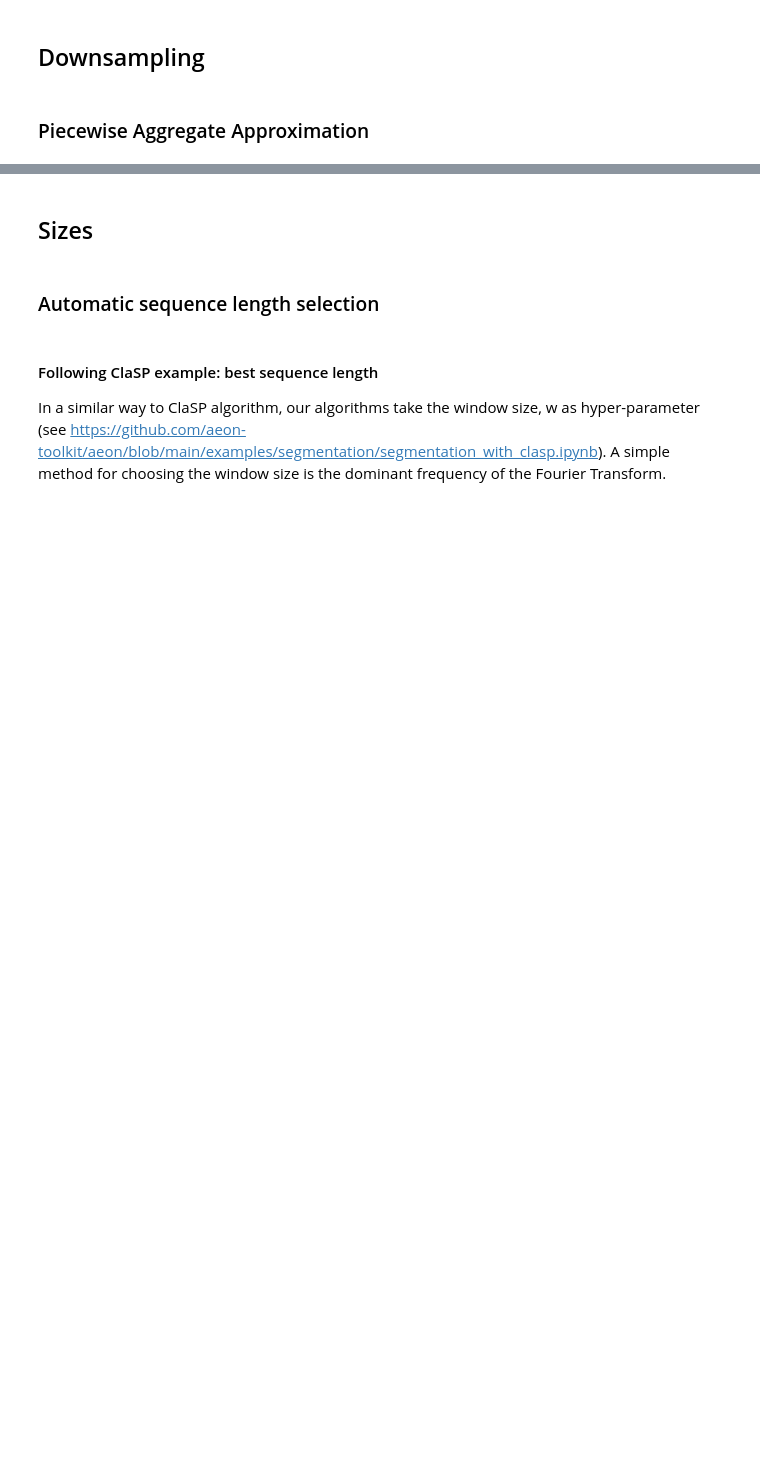
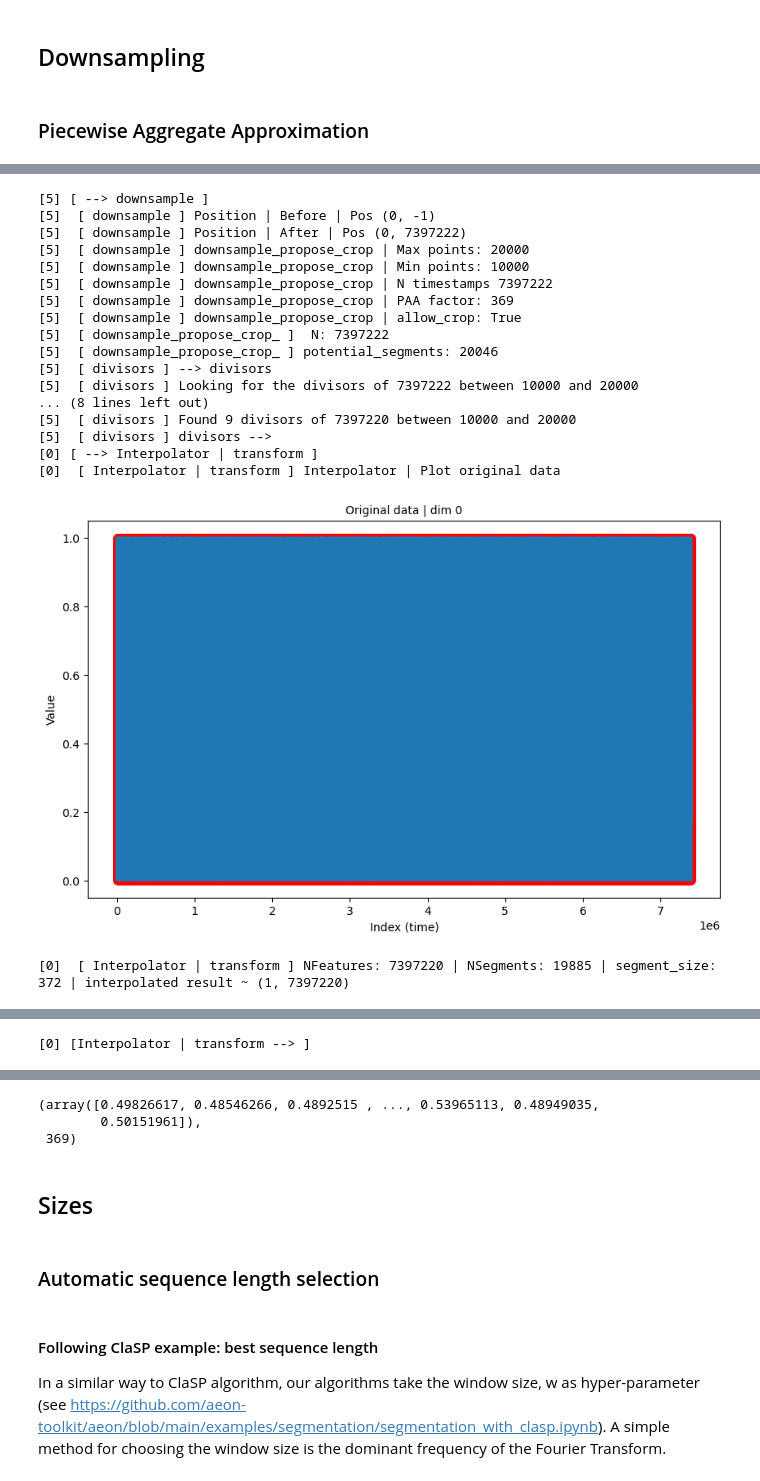
Before and after one commit to vrodriguezf/deepvats, a Jupyter notebook: nbs/utils.ipynb, the cells around one changed output, grey strips where cells are left out. Saved outputs shown, nothing was run; the diff lists cells and outputs as text; code cells hidden in the pictures; blank space fills up the shorter version.

```diff
--- a/nbs/utils.ipynb
+++ b/nbs/utils.ipynb
@@ -1046,5 +1143,25 @@ print_flush(foo_data_2)
 # %%
 #| hide
 # Testing failed case
 foo = np.random.rand(7397222)
-downsample(foo, min_points = 10000, max_points = 20000, verbose = 5, show_plots = True)
+downsample(foo, min_points = 10000, max_points = 20000, mssg = Mssg(verbose = 5), show_plots = True)
+# %% [output]
+[5] [ --> downsample ]
+[5]  [ downsample ] Position | Before | Pos (0, -1)
+[5]  [ downsample ] Position | After | Pos (0, 7397222)
+[5]  [ downsample ] downsample_propose_crop | Max points: 20000
+[5]  [ downsample ] downsample_propose_crop | Min points: 10000
+[5]  [ downsample ] downsample_propose_crop | N timestamps 7397222
+[5]  [ downsample ] downsample_propose_crop | PAA factor: 369
+[5]  [ downsample ] downsample_propose_crop | allow_crop: True
+[5]  [ downsample_propose_crop_ ]  N: 7397222
+[5]  [ downsample_propose_crop_ ] potential_segments: 20046
+[5]  [ divisors ] --> divisors
+[5]  [ divisors ] Looking for the divisors of 7397222 between 10000 and 20000
+... (8 lines left out)
+[5]  [ divisors ] Found 9 divisors of 7397220 between 10000 and 20000
+[5]  [ divisors ] divisors -->
+[0] [ --> Interpolator | transform ]
+[0]  [ Interpolator | transform ] Interpolator | Plot original data
+[figure, added]
+[0]  [ Interpolator | transform ] NFeatures: 7397220 | NSegments: 19885 | segment_size: 372 | interpolated result ~ (1, 7397220)
@@ -1050,0 +1169 @@ downsample(foo, min_points = 10000, max_points = 20000, verbose = 5, show_plots
+[0] [Interpolator | transform --> ]
@@ -1051,3 +1171,6 @@ downsample(foo, min_points = 10000, max_points = 20000, verbose = 5, show_plots
+(array([0.49826617, 0.48546266, 0.4892515 , ..., 0.53965113, 0.48949035,
+        0.50151961]),
+ 369)
 # %% [markdown]
 ## Sizes
 # %% [markdown]
```
Also changed, not shown: parts of 42 cells of this notebook, 14 other files.
